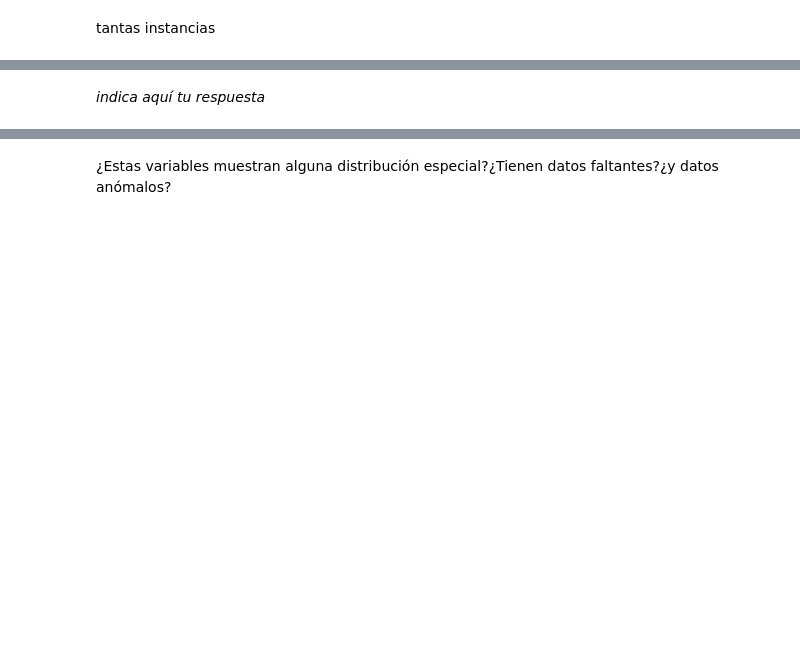
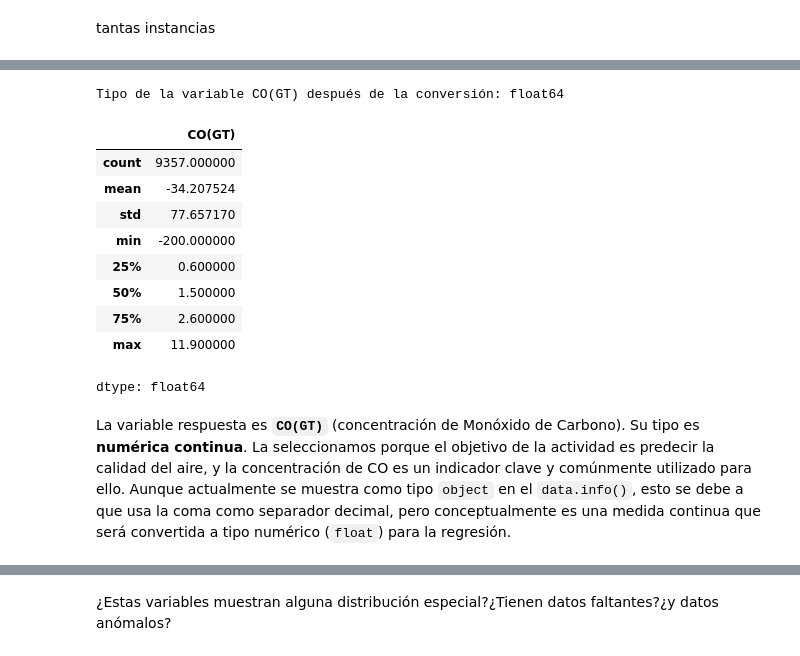
Before and after one commit to Zelechos/MasterAI, a Jupyter notebook: machinelearning/activities/activity_01/muinar05_act1/Laboratorio_Actividad_1.ipynb, the cells around one changed output, grey strips where cells are left out. Cells and saved outputs as stored; diff of their text form; code cells hidden in the pictures; blank space fills up the shorter version.

```diff
--- a/machinelearning/activities/activity_01/muinar05_act1/Laboratorio_Actividad_1.ipynb
+++ b/machinelearning/activities/activity_01/muinar05_act1/Laboratorio_Actividad_1.ipynb
@@ -63,5 +117,25 @@ _indica aquí tu respuesta_
 # %%
 ## ¿cuál es la variable respuesta?¿de qué tipo es? (Recuerda justificar por qué la seleccionas)
+# Para verificar el tipo y la justificación, vamos a limpiar y convertir la columna 'CO(GT)'
+# Reemplazar comas por puntos para convertir a numérico
+dataset['CO(GT)'] = dataset['CO(GT)'].str.replace(',', '.', regex=False)
+# Convertir a tipo numérico, forzando los errores a NaN
+dataset['CO(GT)'] = pd.to_numeric(dataset['CO(GT)'], errors='coerce')
+
+print(f"Tipo de la variable CO(GT) después de la conversión: {dataset['CO(GT)'].dtype}")
+display(dataset['CO(GT)'].describe())
+# %% [output]
+Tipo de la variable CO(GT) después de la conversión: float64
+|  | CO(GT) |
+| count | 9357.000000 |
+| mean | -34.207524 |
+| std | 77.657170 |
+| min | -200.000000 |
+| 25% | 0.600000 |
+| 50% | 1.500000 |
+| 75% | 2.600000 |
+| max | 11.900000 |
+dtype: float64
 # %% [markdown]
-_indica aquí tu respuesta_
+La variable respuesta es **`CO(GT)`** (concentración de Monóxido de Carbono). Su tipo es **numérica continua**. La seleccionamos porque el objetivo de la actividad es predecir la calidad del aire, y la concentración de CO es un indicador clave y comúnmente utilizado para ello. Aunque actualmente se muestra como tipo `object` en el `data.info()`, esto se debe a que usa la coma como separador decimal, pero conceptualmente es una medida continua que será convertida a tipo numérico (`float`) para la regresión.
 # %%
```
Also changed, not shown: parts of 77 cells of this notebook, 6 other files.
